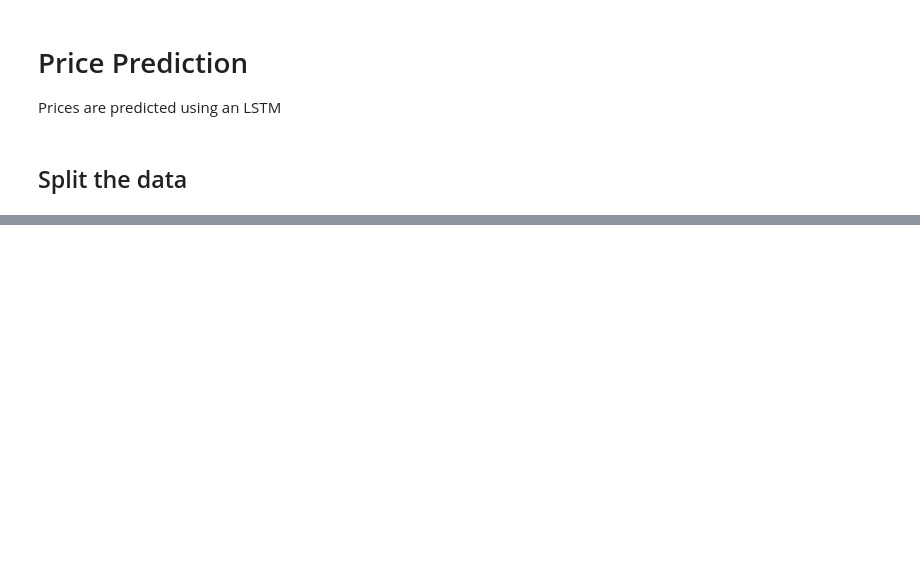
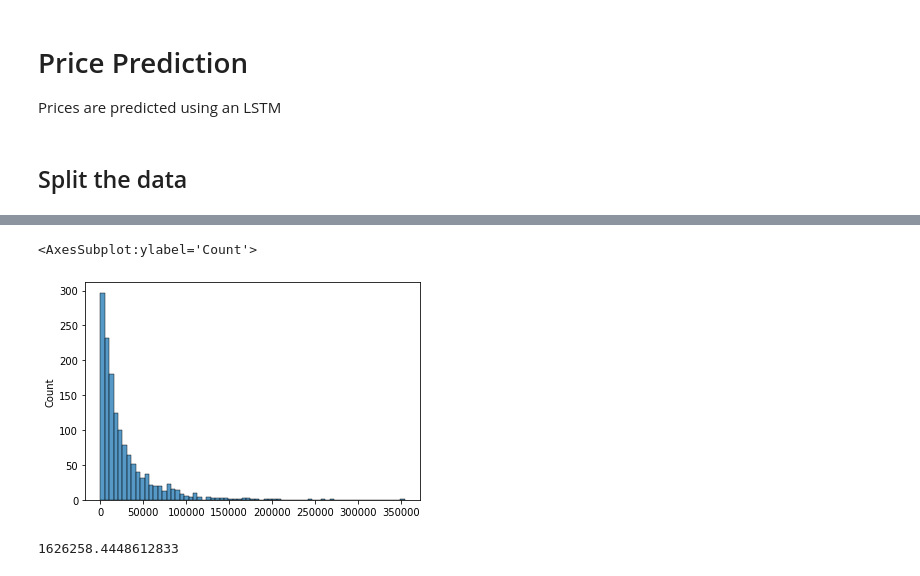
Before and after one commit to penichols10/Natural-Gas, a Jupyter notebook: natural_gas.ipynb, the cells around one changed output, grey strips where cells are left out. Drawn from its saved outputs; the diff is of its cells as text; code cells hidden in the pictures; blank space fills up the shorter version.

Commit message:
Coded model.

```diff
--- a/natural_gas.ipynb
+++ b/natural_gas.ipynb
@@ -192,0 +224,12 @@ Prices are predicted using an LSTM
+# %%
+inputs = Input(shape=(x_train.shape[1], x_train.shape[2]))
+
+h = LSTM(hidden_size, return_sequences=True, activation='relu')(inputs)
+
+x = LSTM(hidden_size, activation='relu')(h)
+
+
+outputs = Dense(x_train.shape[2])(x)
+
+model = Model(inputs, outputs)
+model.summary()
@@ -192,0 +254,4 @@ Prices are predicted using an LSTM
+# %%
+model.compile(optimizer='adam', loss='mae')
+
+model.fit(x_train, y_train, validation_split=0.1, epochs=50, batch_size=batch_size)
@@ -192,0 +276,13 @@ Prices are predicted using an LSTM
+# %%
+ypred = model.predict(x_test)
+# %%
+residuals = np.linalg.norm(ypred-y_test, axis=1)
+# %%
+sns.histplot(residuals)
+# %% [output]
+<AxesSubplot:ylabel='Count'>
+[figure, added]
+# %%
+residuals
+# %% [output]
+1626258.4448612833
```
Also changed, not shown: parts of 10 cells of this notebook.
